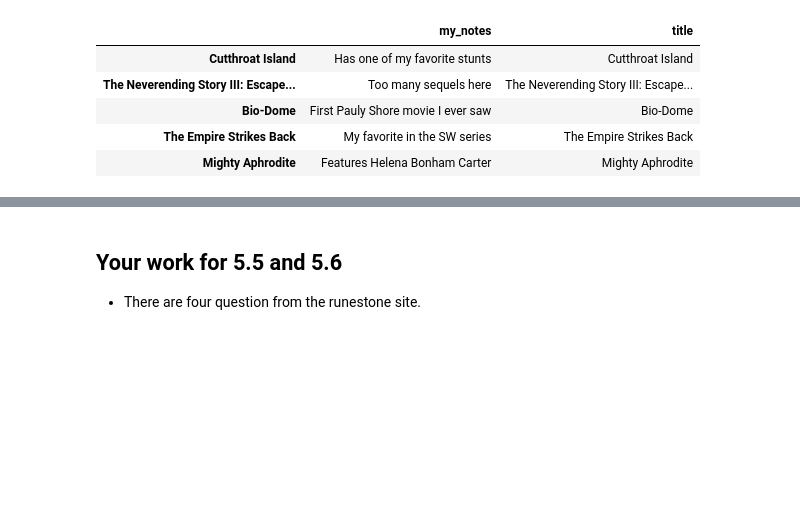
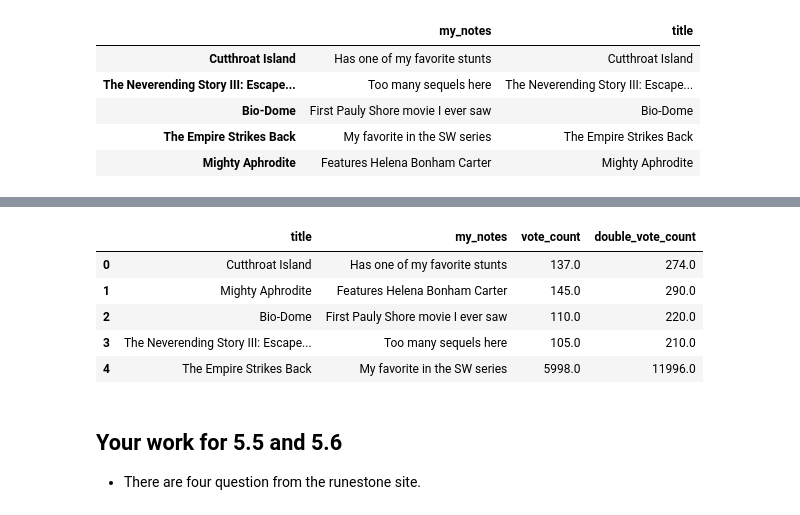
Before and after one commit to adong-hood/cs200, a Jupyter notebook: ch5_5_5_6.ipynb, the cells around one changed output, grey strips where cells are left out. Cells and saved outputs as stored; diff of their text form; code cells hidden in the pictures; blank space fills up the shorter version.

```diff
--- a/ch5_5_5_6.ipynb
+++ b/ch5_5_5_6.ipynb
@@ -137,3 +137,6 @@ my_notes
 | Bio-Dome | First Pauly Shore movie I ever saw | Bio-Dome |
 | The Empire Strikes Back | My favorite in the SW series | The Empire Strikes Back |
 | Mighty Aphrodite | Features Helena Bonham Carter | Mighty Aphrodite |
+# %%
+merged_df = pd.merge(movie_df, my_notes, on='title', how='inner')[['title', 'my_notes', 'vote_count']]
+merged_df.head()
@@ -140,3 +150,13 @@ my_notes
+# %%
+merged_df['double_vote_count'] = merged_df['vote_count'] * 2
+merged_df.head()
+# %% [output]
+|  | title | my_notes | vote_count | double_vote_count |
+| 0 | Cutthroat Island | Has one of my favorite stunts | 137.0 | 274.0 |
+| 1 | Mighty Aphrodite | Features Helena Bonham Carter | 145.0 | 290.0 |
+| 2 | Bio-Dome | First Pauly Shore movie I ever saw | 110.0 | 220.0 |
+| 3 | The Neverending Story III: Escape... | Too many sequels here | 105.0 | 210.0 |
+| 4 | The Empire Strikes Back | My favorite in the SW series | 5998.0 | 11996.0 |
 # %% [markdown]
 ## Your work for 5.5 and 5.6
 <ul>
```
Also changed, not shown: parts of 1 cell of this notebook.
